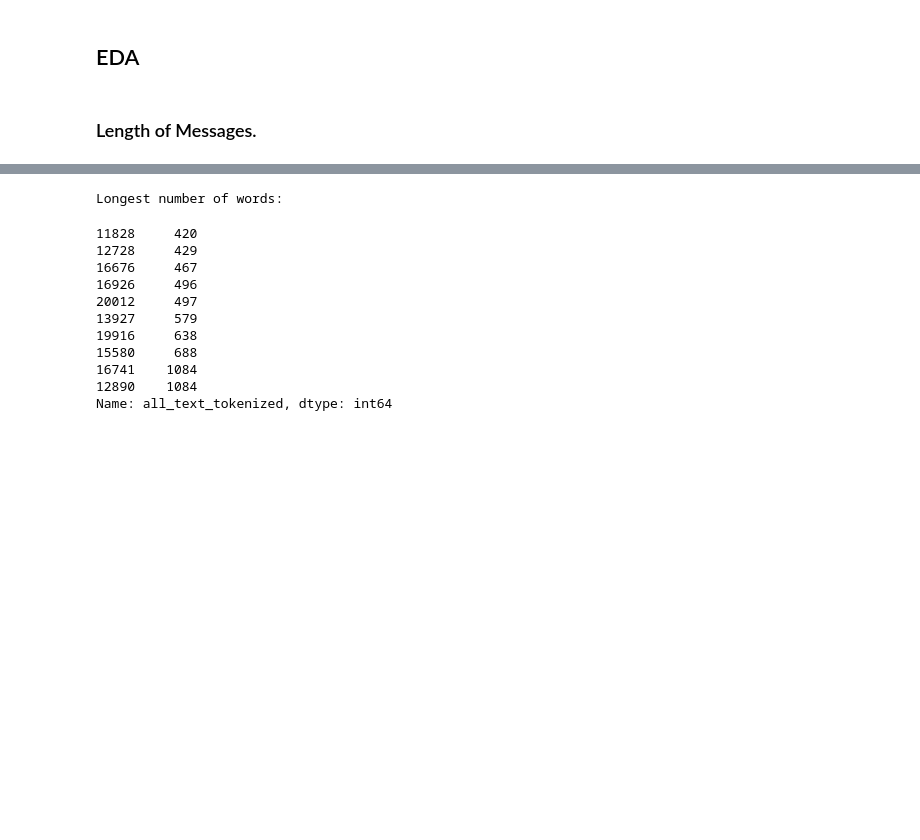
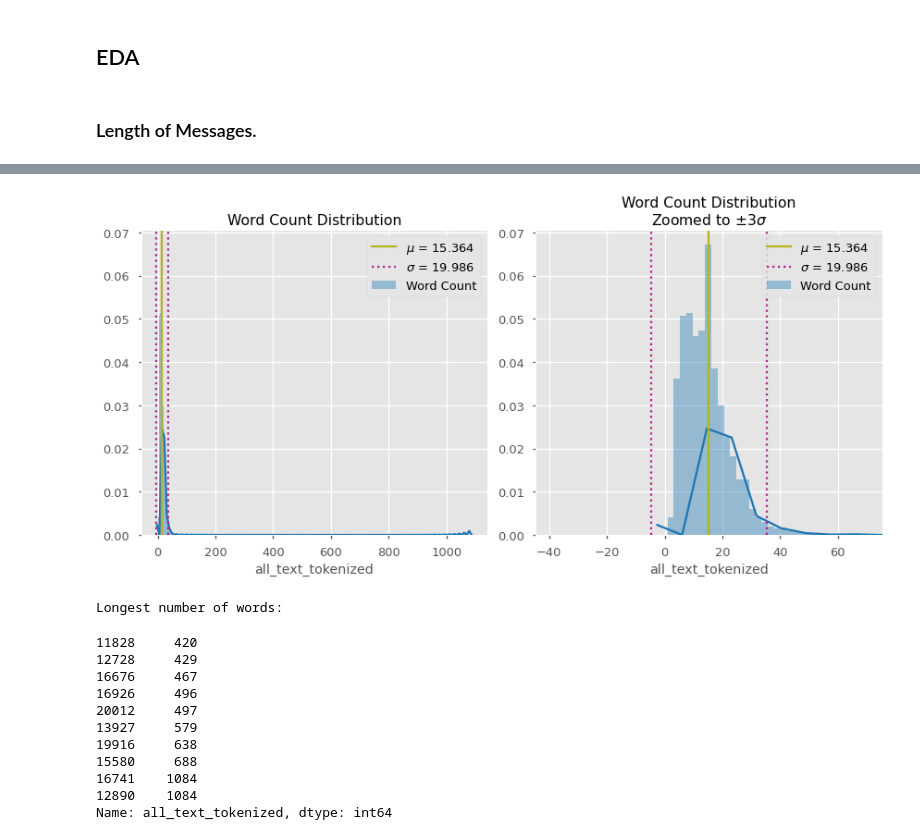
Before and after one commit to cwf231/dsc-mod-4-project-v2-1-onl01-dtsc-pt-041320, a Jupyter notebook: disaster_response.ipynb, the cells around one changed output, grey strips where cells are left out. Cells and saved outputs as stored; diff of their text form; code cells hidden in the pictures; blank space fills up the shorter version.

```diff
--- a/disaster_response.ipynb
+++ b/disaster_response.ipynb
@@ -643,0 +632,3 @@ fig.tight_layout()
+# %%
+n_words_mean = num_words.mean()
+n_words_std = num_words.std()
@@ -644,3 +651,46 @@ fig.tight_layout()
+# %%
+# Plot distributions.
+fig, (ax1, ax2) = plt.subplots(ncols=2, figsize=(12, 6))
+
+# Full distribution.
+sns.distplot(num_words,
+             bins=500,
+             label='Word Count',
+             ax=ax1,
+             color=COLORS['blue'])
+ax1.set(title='Word Count Distribution')
+
+# Abbreviated distribution.
+sns.distplot(num_words,
+             bins=500,
+             label='Word Count',
+             ax=ax2,
+             color=COLORS['blue'])
+ax2.set(title='Word Count Distribution\nZoomed to $\pm3\sigma$')
+
+# Zoom
+ax2.set_xlim([
+    n_words_mean - (n_words_std*3),
+    n_words_mean + (n_words_std*3)
+])
+
+# Vlines.
+for ax in (ax1, ax2):
+    ax.axvline(n_words_mean,
+                color=COLORS['yellow'],
+                label=f'$\mu$ = {round(n_words_mean, 3)}')
+    ax.axvline(n_words_mean + n_words_std,
+               color=COLORS['purple'],
+               label=f'$\sigma$ = {round(n_words_std, 3)}',
+               ls=':')
+    ax.axvline(n_words_mean - n_words_std,
+               color=COLORS['purple'],
+               ls=':')
+ax1.legend()
+ax2.legend()
+fig.tight_layout()
+# %% [output]
+[figure, added]
 # %%
 # Examine extreme outliers in length.
 num_words.sort_values(inplace=True)
```
Also changed, not shown: parts of 3 cells of this notebook.
